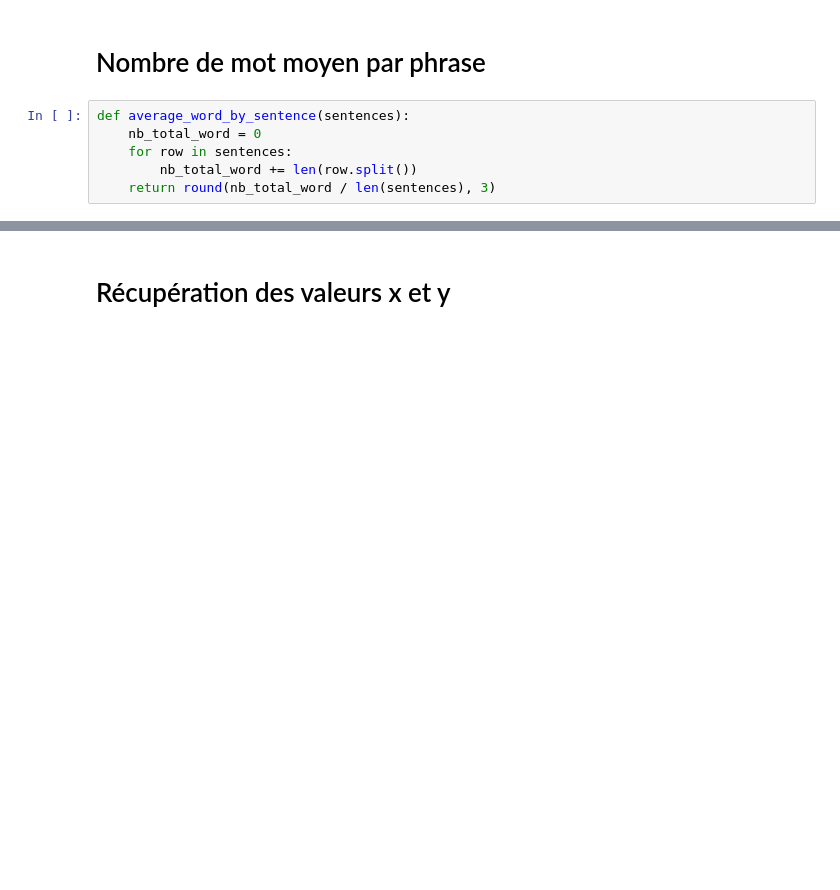
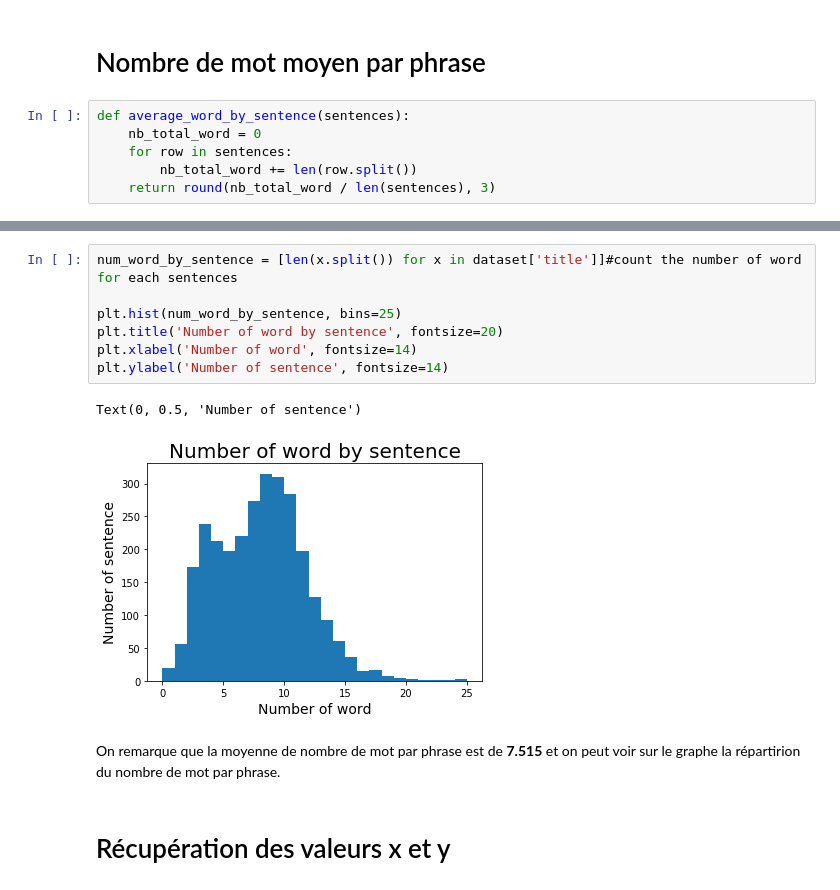
Before and after one commit to RomainCapo/FinancialSentiments, a Jupyter notebook: score_existing_sentiment_analyzer.ipynb, the cells around one changed output, grey strips where cells are left out. Cells and saved outputs as stored; diff of their text form; blank space fills up the shorter version.

```diff
--- a/score_existing_sentiment_analyzer.ipynb
+++ b/score_existing_sentiment_analyzer.ipynb
@@ -81,3 +106,15 @@ average of word by sentence : 7.515
+# %%
+num_word_by_sentence = [len(x.split()) for x in dataset['title']]#count the number of word for each sentences
+
+plt.hist(num_word_by_sentence, bins=25)
+plt.title('Number of word by sentence', fontsize=20)
+plt.xlabel('Number of word', fontsize=14)
+plt.ylabel('Number of sentence', fontsize=14)
+# %% [output]
+Text(0, 0.5, 'Number of sentence')
+[figure, added]
+# %% [markdown]
+On remarque que la moyenne de nombre de mot par phrase est de **7.515** et on peut voir sur le graphe la répartirion du nombre de mot par phrase.
 # %% [markdown]
 # Récupération des valeurs x et y
 # %%
```
Also changed, not shown: parts of 18 cells of this notebook, 1 other file.
